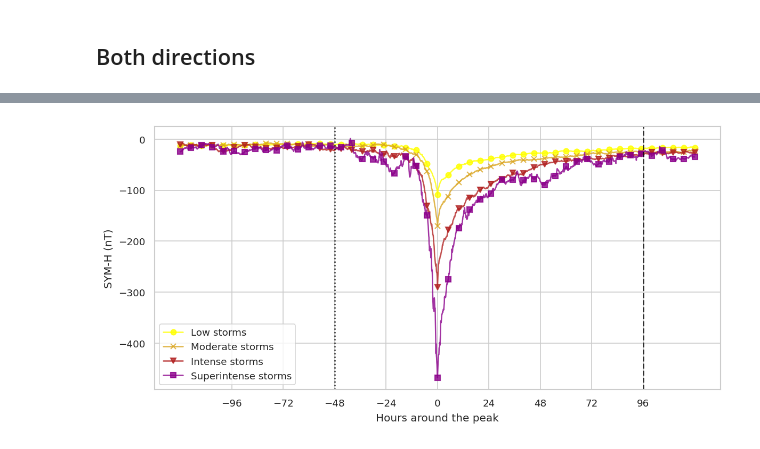
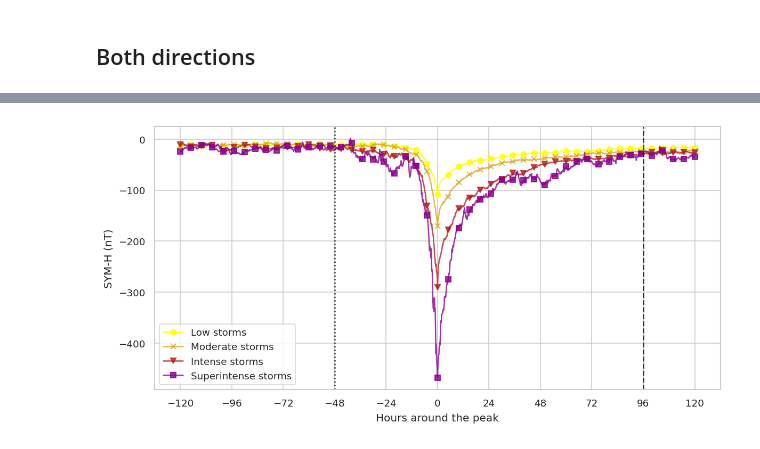
Before and after one commit to Redxgit/classifying-bounding-gstorms, a Jupyter notebook: 2a-Storms-SYM-superposed.ipynb, the cells around one changed output, grey strips where cells are left out. Cells and saved outputs as stored; diff of their text form; code cells hidden in the pictures.

Commit message:
superposed update + pelt

```diff
--- a/2a-Storms-SYM-superposed.ipynb
+++ b/2a-Storms-SYM-superposed.ipynb
@@ -374,16 +375,21 @@ Storm 191 2003-11-15 18:15:00 2003-11-25 18:15:00
 Storm 198 2004-11-03 05:55:00 2004-11-13 05:55:00
 # %%
 fig, ax = plt.subplots(1, figsize = utils.global_figsize)
-ax = superposed_total.plot(x = 'hours', y ='L_Superposed', color = utils.COLOR_LOW, marker = 'o', ax = ax, markevery = 5 * 12, alpha = 0.8, label = 'Low storms')
-ax = superposed_total.plot(x = 'hours', y ='M_Superposed', color = utils.COLOR_MODERATE, marker = 'x', ax = ax, markevery = 5 * 12, alpha = 0.8, label = 'Moderate storms')
-ax = superposed_total.plot(x = 'hours', y ='I_Superposed', color = utils.COLOR_INTENSE, marker = "v", ax = ax, markevery = 5 * 12, alpha = 0.8, label = 'Intense storms')
-ax = superposed_total.plot(x = 'hours', y ='SI_Superposed', color = utils.COLOR_SUPERINTENSE, marker = "s", ax = ax, markevery = 5 * 12, alpha = 0.8, ylabel = 'SYM-H (nT)', xlabel = 'Hours around the peak', label = 'Superintense storms')
+ax = superposed_total.plot(x = 'hours', y ='L_Superposed', color = utils.COLOR_LOW, marker = 'o', ax =
+                           ax, markevery = 5 * 12, alpha = 0.8, label = 'Low storms')
+ax = superposed_total.plot(x = 'hours', y ='M_Superposed', color = utils.COLOR_MODERATE, marker = 'x',
+                           ax = ax, markevery = 5 * 12, alpha = 0.8, label = 'Moderate storms')
+ax = superposed_total.plot(x = 'hours', y ='I_Superposed', color = utils.COLOR_INTENSE, marker = "v",
+                           ax = ax, markevery = 5 * 12, alpha = 0.8, label = 'Intense storms')
+ax = superposed_total.plot(x = 'hours', y ='SI_Superposed', color = utils.COLOR_SUPERINTENSE, marker = "s", ax = ax,
+                           markevery = 5 * 12, alpha = 0.8, ylabel = 'SYM-H (nT)', xlabel = 'Hours around the peak',
+                           label = 'Superintense storms')
 ax.axvline(x = 24 * 4, linestyle = 'dashed', color = 'black', alpha = 0.8)
 ax.axvline(x = -24 * 2, linestyle = 'dotted', color = 'black', alpha = 0.8)
 ax.legend(['Low storms', 'Moderate storms', 'Intense storms', 'Superintense storms'])
-plt.xticks([-96, -72, -48, -24, 0, 24, 48, 72, 96])
+plt.xticks([-120, -96, -72, -48, -24, 0, 24, 48, 72, 96, 120])
 plt.tight_layout();
 plt.savefig('figs/sym-superposed.png')
 plt.show();
 # %% [output]
-[figure, old version]
+[figure, new version]
```
Also changed, not shown: parts of 2 cells of this notebook, 4 other files.
